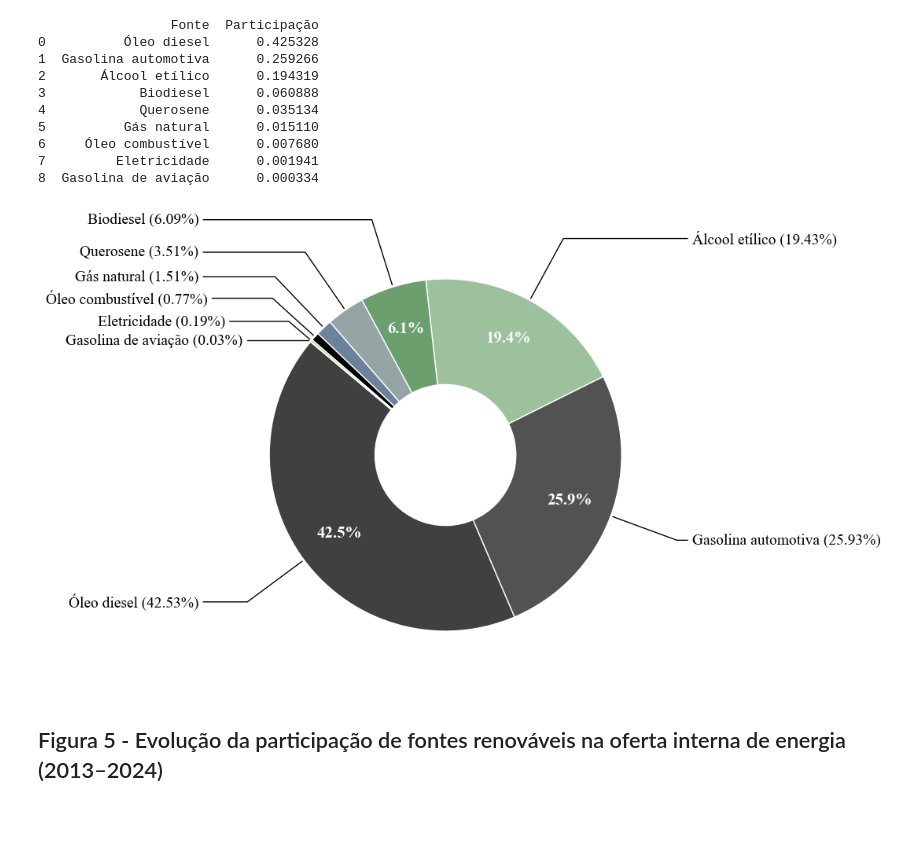
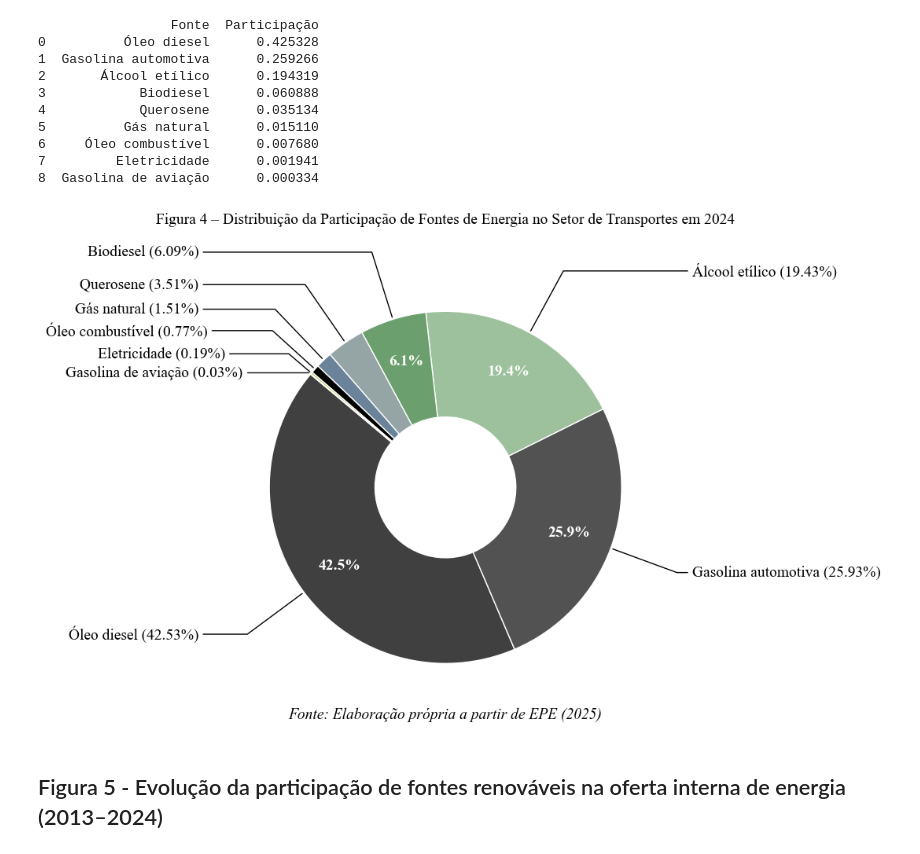
Before and after one commit to noguilhermee/mip-energia, a Jupyter notebook: app/Gráficos Iniciais.ipynb, the cells around one changed output. Cells and saved outputs as stored; diff of their text form; code cells hidden in the pictures; blank space fills up the shorter version.

```diff
--- a/app/Gráficos Iniciais.ipynb
+++ b/app/Gráficos Iniciais.ipynb
@@ -262,6 +265,7 @@ print(df_4)
 # Configuração Padrão Acadêmico
 plt.rcParams['font.family'] = 'serif'
 plt.rcParams['font.serif'] = ['Times New Roman']
+TAMANHO_FONTE = 14
 
 def get_color(fonte):
     color_map = {
@@ -298,37 +302,40 @@ for i, p in enumerate(wedges):
     off_x = 1.4 * np.sign(x)
     off_y = 1.4 * y
 
     if fonte_atual == 'Gasolina de aviação':
         off_y -= 0.25  # Move o texto um pouco mais para baixo no eixo Y
         off_x += 0.25  # Afasta levemente para a direita se necessário
 
     if fonte_atual == 'Eletricidade':
         off_y -= 0.15  # Move o texto um pouco mais para baixo no eixo Y
         off_x += 0.15  # Afasta levemente para a direita se necessário
 
     if fonte_atual == 'Óleo combustível':
         off_y -= 0.05  # Move o texto um pouco mais para baixo no eixo Y
         off_x += 0.05  # Afasta levemente para a direita se necessário
 
     ax.annotate(label_externo, xy=(x, y), xytext=(off_x, off_y),
                 horizontalalignment=horizontalalignment, verticalalignment='center',
                 arrowprops=dict(arrowstyle="-", color='black',
                 connectionstyle=f"angle,angleA=0,angleB={ang}"),
-                fontsize=14)
+                fontsize=TAMANHO_FONTE)
 
     # Porcentagem Interna (> 5%) com contraste automático
     if df_4.iloc[i]['Participação'] > 0.05:
         pos_y, pos_x = 0.75 * np.sin(np.deg2rad(ang)), 0.75 * np.cos(np.deg2rad(ang))
         cor_texto = 'white'
 
         ax.text(pos_x, pos_y, f"{df_4.iloc[i]['Participação']*100:.1f}%",
-                ha='center', va='center', color=cor_texto, fontweight='bold', fontsize=15)
+                ha='center', va='center', color=cor_texto, fontweight='bold', fontsize=TAMANHO_FONTE)
+
+plt.title("Figura 4 – Distribuição da Participação de Fontes de Energia no Setor de Transportes em 2024", fontsize=TAMANHO_FONTE, fontweight='normal', pad=40, family='serif')
+ax.annotate("Fonte: Elaboração própria a partir de EPE (2025)", xy=(0.5, 0), xycoords='axes fraction', ha='center', va='top', fontsize=TAMANHO_FONTE, family='serif', style='italic')
 
 plt.subplots_adjust(left=0.2, right=0.8, top=0.85, bottom=0.15)
-plt.savefig('../data/graphs/figura4.svg', dpi=600, bbox_inches='tight')
+plt.savefig('../data/graphs/figura4.png', dpi=600, bbox_inches='tight')
 plt.show()
 # %% [output]
-[figure, old version]
+[figure, new version]
 # %% [markdown]
 ## Figura 5 - Evolução da participação de fontes renováveis na oferta interna de energia (2013–2024)
 # %%
```
Also changed, not shown: parts of 1 cell of this notebook, 4 other files.
